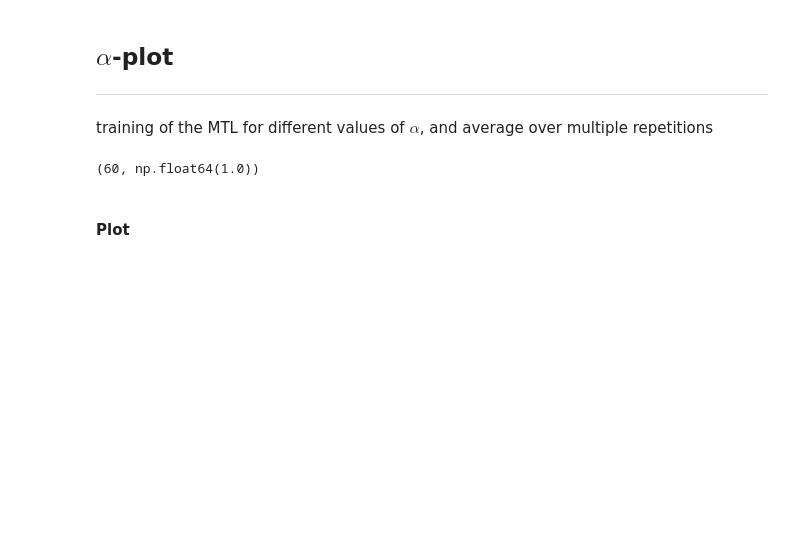
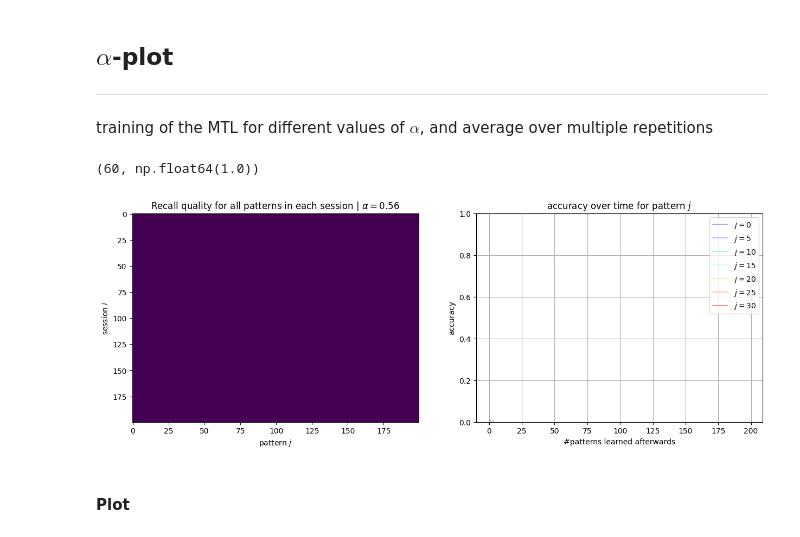
Before and after one commit to iKiru-hub/KAMemory, a Jupyter notebook: src/lab_2.ipynb, the cells around one changed output. Drawn from its saved outputs; the diff is of its cells as text; code cells hidden in the pictures; blank space fills up the shorter version.

```diff
--- a/src/lab_2.ipynb
+++ b/src/lab_2.ipynb
@@ -415,7 +401,7 @@ training of the MTL for different values of $\alpha$, and average over multiple
 """ data """
 
 num_samples = 200
-num_rep = 5
+num_rep = 1
 datasets = []
 
 stimuli = utils.sparse_stimulus_generator(N=num_samples,
@@ -508,6 +494,48 @@ for l in tqdm(range(num_rep)):
                         (torch.norm(x) * torch.norm(y))
 
                     outputs[l, h, i, j] = (value.item() - 0.2) / 0.8
+# %%
+i = 5
+outputs1 = outputs.mean(axis=0)[i]
+# -> (sample, sample)
+
+fig0 = plt.figure(figsize=(15, 5))
+
+plt.subplot(121)
+plt.imshow(outputs1, cmap="viridis",
+           vmin=0, vmax=1, aspect="auto")
+plt.title(f"Recall quality for all patterns in each session | $\\alpha=${alphas[i]}")
+plt.xlabel("pattern $j$")
+plt.ylabel("session $i$")
+
+
+plt.subplot(122)
+# plt.axhline(0.1, color="r", linestyle="--",
+#             alpha=0.2)
+# smoothing
+num_p = 7
+jumps = 5
+colors = plt.cm.rainbow(np.linspace(0, 1, num_p))
+for di, d in enumerate(range(0, jumps*num_p, jumps)):
+    output_d = outputs1[d:, d] # selection of one pattern
+    nsmooth = 30
+    padded_d = np.pad(output_d, (nsmooth-1, 0), mode="edge")
+    output_d = np.convolve(padded_d,
+                          np.ones(nsmooth)/nsmooth,
+                          mode="valid")
+    plt.plot(output_d, '-', label=f"$j=${d}", alpha=0.4,
+             color=colors[di])
+
+plt.ylim(0., 1)
+plt.ylabel("accuracy")
+plt.xlabel("#patterns learned afterwards")
+plt.legend()
+plt.title("accuracy over time for pattern $j$")
+plt.grid()
+
+plt.show()
+# %% [output]
+[figure, added]
 # %% [markdown]
 #### Plot
 # %%
```
Also changed, not shown: parts of 18 cells of this notebook, 19 other files.
